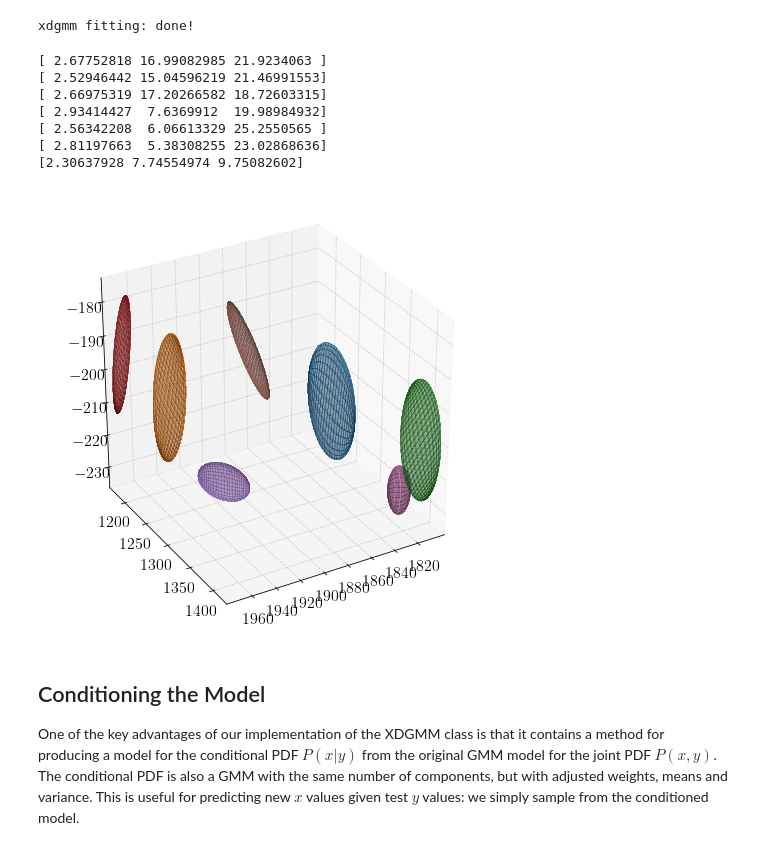
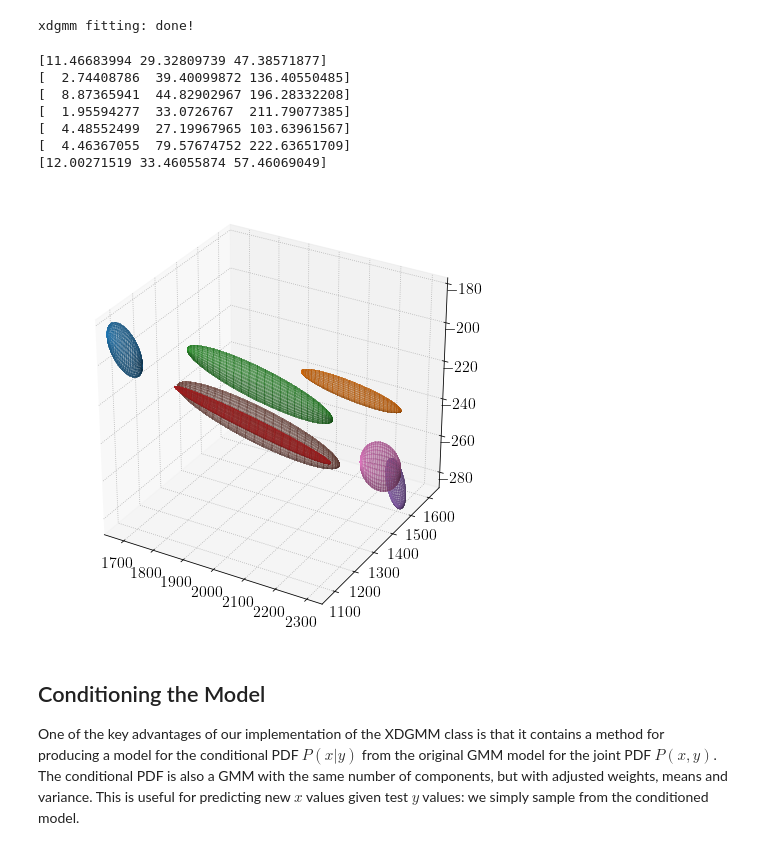
Before and after one commit to umikanero/XDGMM, a Jupyter notebook: VIPERS/VIPERS.ipynb, the cells around one changed output. Drawn from its saved outputs; the diff is of its cells as text; code cells hidden in the pictures.

Commit message:
plot of distribution

```diff
--- a/VIPERS/VIPERS.ipynb
+++ b/VIPERS/VIPERS.ipynb
@@ -28,7 +28,7 @@ warnings.filterwarnings('ignore')
 # %% [markdown]
 Next, generate some data to use for our fitting and plotting.
 # %%
-filename='/Users/mahaixia/Documents/GitHub/GMM_VIPERS/GMM_officalData/VIPERS_test_box.npz'
+filename='/Users/mahaixia/Git_Workspace/GMM_VIPERS/XDGMM/VIPERS_test_0.55-0.56.npz'
 
 A = np.load(filename)
 DATA = np.array(A['a1'])
@@ -39,7 +39,6 @@ points = DATA[:, :3]
 
 fig = plt.figure(figsize=(8, 8))
 axes = fig.add_subplot(111, projection='3d')
-axes.view_init(30, 60)
 # axes.set_zlim3d(-250, -150)
 # axes.set_xlim3d(1850, 1950)
 # axes.set_ylim3d(1200, 1300)
@@ -110,12 +108,13 @@ We could fit this data directly, but one problem is that we don't know the optim
 
 ### BIC
 One way this can be determined is by fitting the model with different numbers of components and calculating the Bayesian information criterion (BIC) for each model. The BIC incorporates the number of components in the model, the sample size, and the likelihood of the data under the model, and the model with the lowest score is the optimal model to use.
+# %%
+# Instantiate an XDGMM model:
+cov = np.array([np.diag([0.5,0.5,0.5]), np.diag([0.5,0.5,0.5]), np.diag([0.5,0.5,0.5])])
+xdgmm = XDGMM(method='Bovy', V=cov, w=0.5)
 # %%
-# Instantiate an XDGMM model:
-xdgmm = XDGMM(method='Bovy')
-
 # Define the range of component numbers, and get ready to compute the BIC for each one:
-param_range = np.arange(5, 30, 1)
+param_range = np.arange(3, 15, 1)
 
 # Loop over component numbers, fitting XDGMM model and computing the BIC:
 bic, optimal_n_comp, lowest_bic = xdgmm.bic_test(points, Xerr, param_range, no_err=True)
@@ -159,28 +153,27 @@ xdgmm fitting: done!
 # %%
 # visualization.visualize_3d_gmm(points, xdgmm.weights, xdgmm.mu.T, xdgmm.V, type="full", index = index)
 
 figxd = plt.figure(figsize=(8, 8))
 axesxd = figxd.add_subplot(111, projection='3d')
-axesxd.view_init(30, 60)
 # axesxd.set_zlim3d(200, 250)
 # axesxd.set_xlim3d(-150, -100)
 # axesxd.set_ylim3d(50, 100)
 
 for i in range(optimal_n_comp):
     covariances = xdgmm.V[i][:3, :3]
     v, u = np.linalg.eigh(covariances)
     r = np.sqrt(v)
     print(r)
     plot_sphere(xdgmm.weights[i], xdgmm.mu.T[:3,i], r, u, ax=axesxd)
 # %% [output]
-[ 2.67752818 16.99082985 21.9234063 ]
-[ 2.52946442 15.04596219 21.46991553]
-[ 2.66975319 17.20266582 18.72603315]
-[ 2.93414427  7.6369912  19.98984932]
-[ 2.56342208  6.06613329 25.2550565 ]
-[ 2.81197663  5.38308255 23.02868636]
-[2.30637928 7.74554974 9.75082602]
+[11.46683994 29.32809739 47.38571877]
+[  2.74408786  39.40099872 136.40550485]
+[  8.87365941  44.82902967 196.28332208]
+[  1.95594277  33.0726767  211.79077385]
+[  4.48552499  27.19967965 103.63961567]
+[  4.46367055  79.57674752 222.63651709]
+[12.00271519 33.46055874 57.46069049]
-[figure, old version]
+[figure, new version]
 # %% [markdown]
 ## Conditioning the Model
 
```
Also changed, not shown: parts of 4 cells of this notebook, 12 other files.
